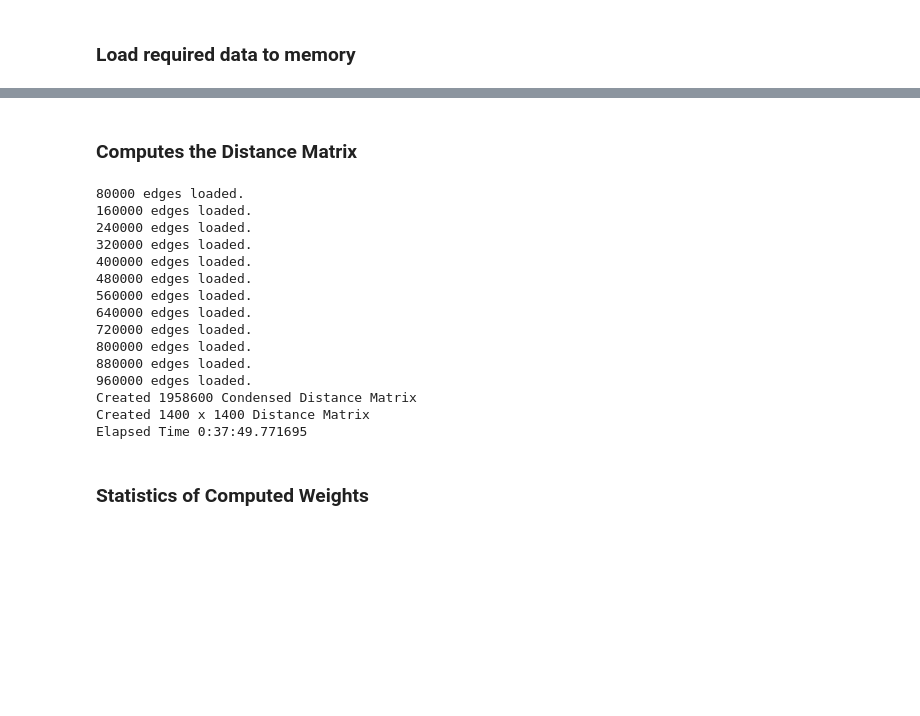
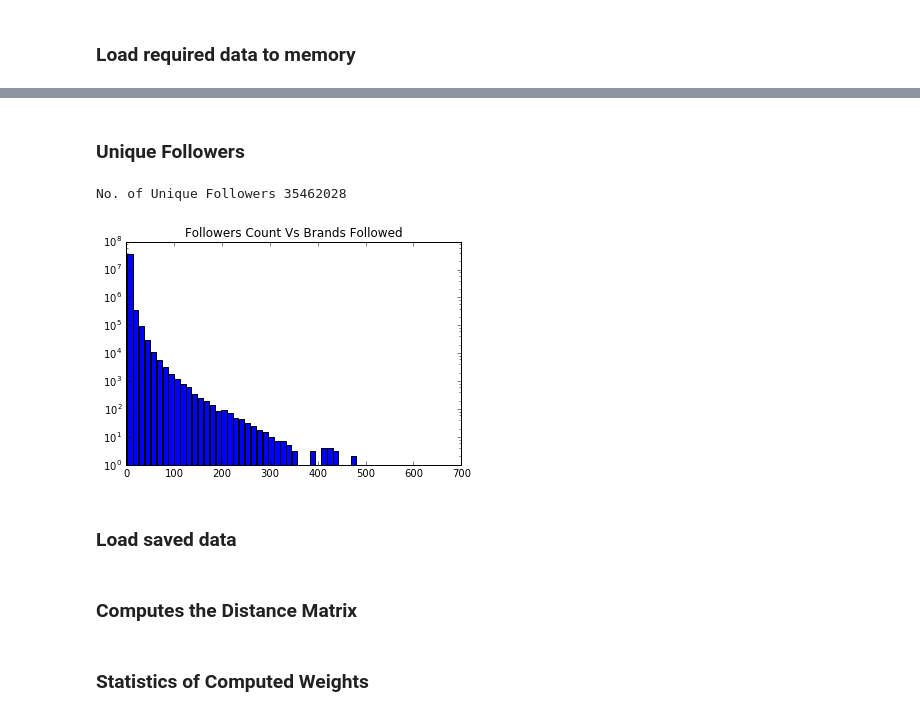
Before and after one commit to tapilab/is-SilambarasanM, a Jupyter notebook: src/main.ipynb, the cells around one changed output, grey strips where cells are left out. Drawn from its saved outputs; the diff is of its cells as text; code cells hidden in the pictures; blank space fills up the shorter version.

Commit message:
Manual labeling and unique brands/followers

```diff
--- a/src/main.ipynb
+++ b/src/main.ipynb
@@ -137,0 +167,32 @@ Loaded 1400 rows in time 0:16:03.230795
+# %% [markdown]
+### Unique Followers
+# %%
+unique_followers = {}
+with open('brand_followers_final.tsv') as data_file:
+    for row in data_file:
+        followers = row.split()
+        brand = followers.pop(0)
+        if len(followers) > 1000:  #Filtering brands with less than 50 followers
+            for x in followers:
+                f = int(x)
+                if f not in unique_followers.keys():
+                    unique_followers[f] = 1
+                else:
+                    unique_followers[f] += 1
+print('No. of Unique Followers', len(unique_followers.keys()))
+# %% [output]
+No. of Unique Followers 35462028
+# %%
+hist, bins = np.histogram(np.asarray(list(unique_followers.values())),bins=50)
+width = 0.9 * (bins[1] - bins[0])
+center = (bins[:-1] + bins[1:]) / 2
+plt.yscale("log")
+plt.bar(center, hist, align='center', width=width)
+plt.title('Followers Count Vs Brands Followed')
+
+#Free Memory
+del unique_followers
+# %% [output]
+[figure, added]
+# %% [markdown]
+### Load saved data
@@ -188,21 +252,3 @@ def compute_distance_matrix():
     BRAND_FOLLOWERS = {}
 
     return
-# %%
-compute_distance_matrix()
-# %% [output]
-80000 edges loaded.
-160000 edges loaded.
-240000 edges loaded.
-320000 edges loaded.
-400000 edges loaded.
-480000 edges loaded.
-560000 edges loaded.
-640000 edges loaded.
-720000 edges loaded.
-800000 edges loaded.
-880000 edges loaded.
-960000 edges loaded.
-Created 1958600 Condensed Distance Matrix
-Created 1400 x 1400 Distance Matrix
-Elapsed Time 0:37:49.771695
```
Also changed, not shown: parts of 14 cells of this notebook, 3 other files.
